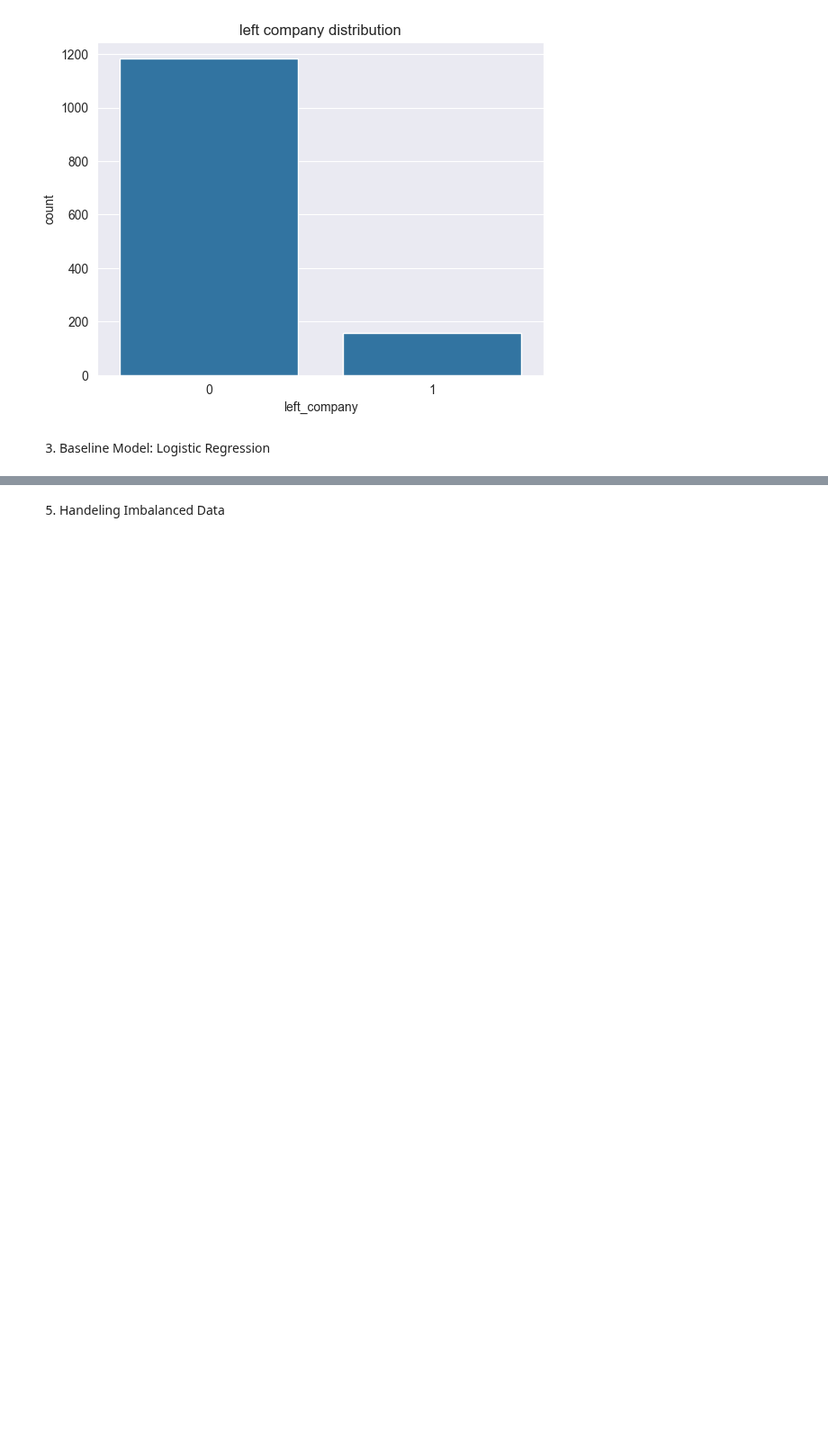
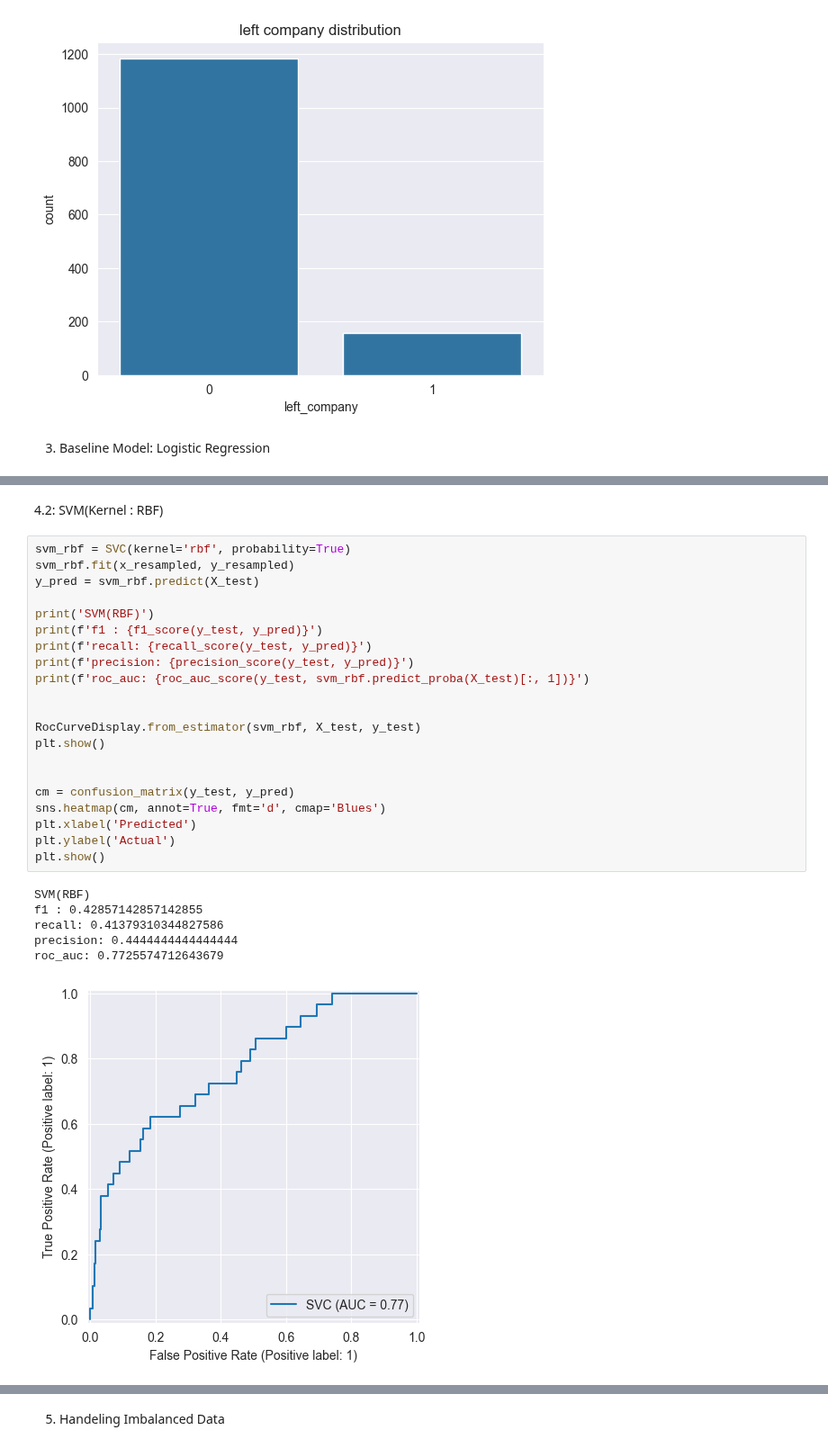
Before and after one commit to MohammadMahdiRazavi/Machine-Learning-Course, a Jupyter notebook: Assignment4/Employee Attrition.ipynb, the cells around one changed output, grey strips where cells are left out. Shown at 90% size. Drawn from its saved outputs; the diff is of its cells as text; blank space fills up the shorter version.

```diff
--- a/Assignment4/Employee Attrition.ipynb
+++ b/Assignment4/Employee Attrition.ipynb
@@ -138,0 +138,30 @@ roc_auc: 0.8181034482758621
+# %% [markdown]
+4.2: SVM(Kernel : RBF)
+# %%
+svm_rbf = SVC(kernel='rbf', probability=True)
+svm_rbf.fit(x_resampled, y_resampled)
+y_pred = svm_rbf.predict(X_test)
+
+print('SVM(RBF)')
+print(f'f1 : {f1_score(y_test, y_pred)}')
+print(f'recall: {recall_score(y_test, y_pred)}')
+print(f'precision: {precision_score(y_test, y_pred)}')
+print(f'roc_auc: {roc_auc_score(y_test, svm_rbf.predict_proba(X_test)[:, 1])}')
+
+
+RocCurveDisplay.from_estimator(svm_rbf, X_test, y_test)
+plt.show()
+
+
+cm = confusion_matrix(y_test, y_pred)
+sns.heatmap(cm, annot=True, fmt='d', cmap='Blues')
+plt.xlabel('Predicted')
+plt.ylabel('Actual')
+plt.show()
+# %% [output]
+SVM(RBF)
+f1 : 0.42857142857142855
+recall: 0.41379310344827586
+precision: 0.4444444444444444
+roc_auc: 0.7725574712643679
+[figure, added]
```
Also changed, not shown: parts of 14 cells of this notebook.
